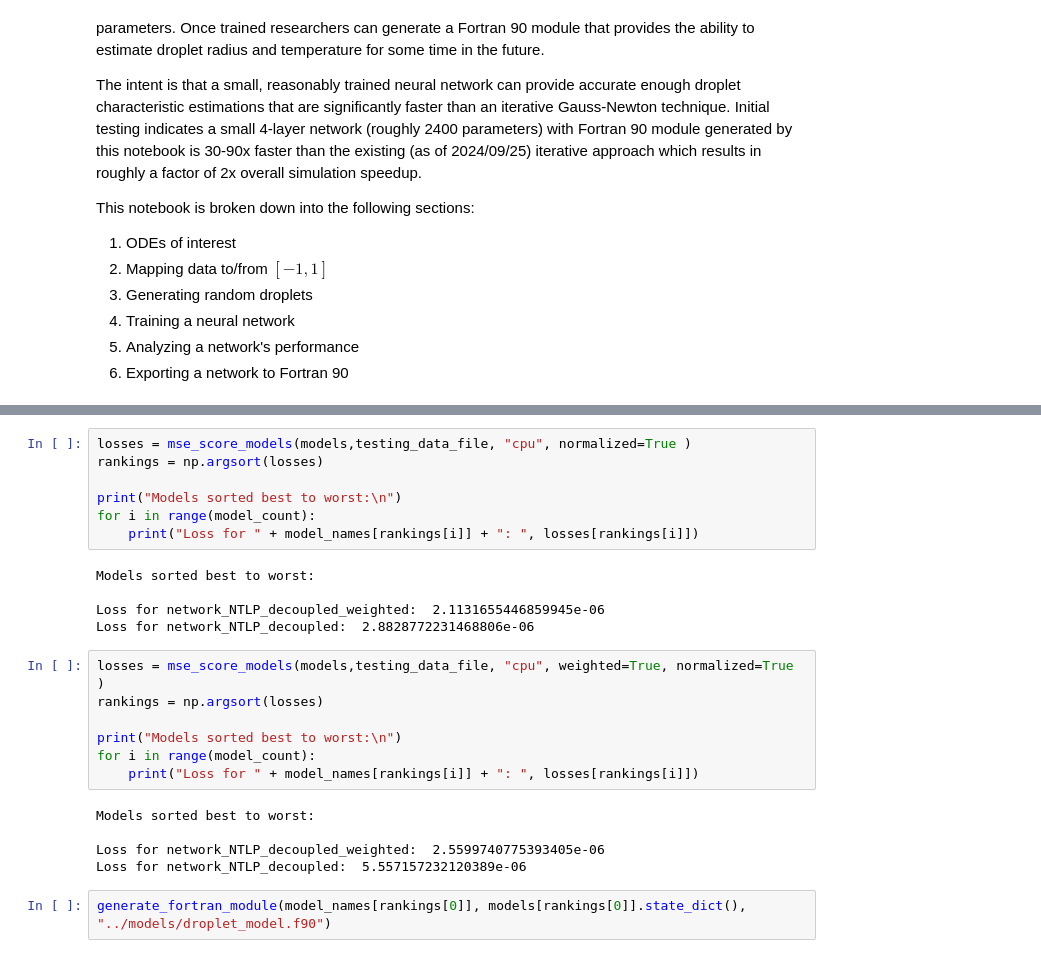
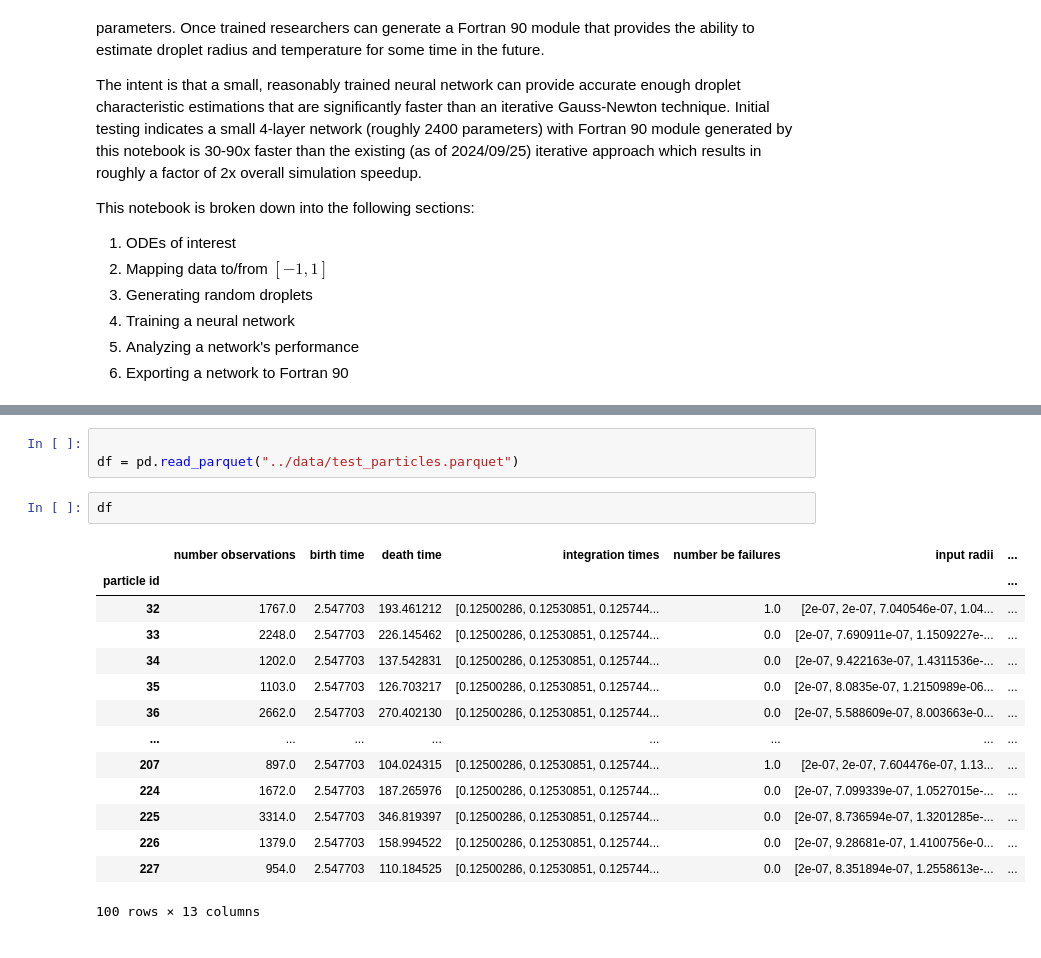
Before and after one commit to RichterLab/NTLP, a Jupyter notebook: droplet_approximation/notebooks/error_analysis.ipynb, the cells around one changed output, grey strips where cells are left out. Saved outputs shown, nothing was run; the diff lists cells and outputs as text.

```diff
--- a/droplet_approximation/notebooks/error_analysis.ipynb
+++ b/droplet_approximation/notebooks/error_analysis.ipynb
@@ -94,26 +47,20 @@ Loss for network_NTLP_decoupled:  0.0005106924711558039
-# %%
-losses = mse_score_models(models,testing_data_file, "cpu", normalized=True )
-rankings = np.argsort(losses)
-
-print("Models sorted best to worst:\n")
-for i in range(model_count):
-    print("Loss for " + model_names[rankings[i]] + ": ", losses[rankings[i]])
-# %% [output]
-Models sorted best to worst:
-
-Loss for network_NTLP_decoupled_weighted:  2.1131655446859945e-06
-Loss for network_NTLP_decoupled:  2.8828772231468806e-06
-# %%
-losses = mse_score_models(models,testing_data_file, "cpu", weighted=True, normalized=True )
-rankings = np.argsort(losses)
-
-print("Models sorted best to worst:\n")
-for i in range(model_count):
-    print("Loss for " + model_names[rankings[i]] + ": ", losses[rankings[i]])
-# %% [output]
-Models sorted best to worst:
-
-Loss for network_NTLP_decoupled_weighted:  2.5599740775393405e-06
-Loss for network_NTLP_decoupled:  5.557157232120389e-06
-# %%
-generate_fortran_module(model_names[rankings[0]], models[rankings[0]].state_dict(), "../models/droplet_model.f90")
+# %%
+
+df = pd.read_parquet("../data/test_particles.parquet")
+# %%
+df
+# %% [output]
+|  | number observations | birth time | death time | integration times | number be failures | input radii | ... |
+| particle id |  |  |  |  |  |  | ... |
+| 32 | 1767.0 | 2.547703 | 193.461212 | [0.12500286, 0.12530851, 0.125744... | 1.0 | [2e-07, 2e-07, 7.040546e-07, 1.04... | ... |
+| 33 | 2248.0 | 2.547703 | 226.145462 | [0.12500286, 0.12530851, 0.125744... | 0.0 | [2e-07, 7.690911e-07, 1.1509227e-... | ... |
+| 34 | 1202.0 | 2.547703 | 137.542831 | [0.12500286, 0.12530851, 0.125744... | 0.0 | [2e-07, 9.422163e-07, 1.4311536e-... | ... |
+| 35 | 1103.0 | 2.547703 | 126.703217 | [0.12500286, 0.12530851, 0.125744... | 0.0 | [2e-07, 8.0835e-07, 1.2150989e-06... | ... |
+| 36 | 2662.0 | 2.547703 | 270.402130 | [0.12500286, 0.12530851, 0.125744... | 0.0 | [2e-07, 5.588609e-07, 8.003663e-0... | ... |
+| ... | ... | ... | ... | ... | ... | ... | ... |
+| 207 | 897.0 | 2.547703 | 104.024315 | [0.12500286, 0.12530851, 0.125744... | 1.0 | [2e-07, 2e-07, 7.604476e-07, 1.13... | ... |
+| 224 | 1672.0 | 2.547703 | 187.265976 | [0.12500286, 0.12530851, 0.125744... | 0.0 | [2e-07, 7.099339e-07, 1.0527015e-... | ... |
+| 225 | 3314.0 | 2.547703 | 346.819397 | [0.12500286, 0.12530851, 0.125744... | 0.0 | [2e-07, 8.736594e-07, 1.3201285e-... | ... |
+| 226 | 1379.0 | 2.547703 | 158.994522 | [0.12500286, 0.12530851, 0.125744... | 0.0 | [2e-07, 9.28681e-07, 1.4100756e-0... | ... |
+| 227 | 954.0 | 2.547703 | 110.184525 | [0.12500286, 0.12530851, 0.125744... | 0.0 | [2e-07, 8.351894e-07, 1.2558613e-... | ... |
+100 rows × 13 columns
```
Also changed, not shown: parts of 9 cells of this notebook, 3 other files.
